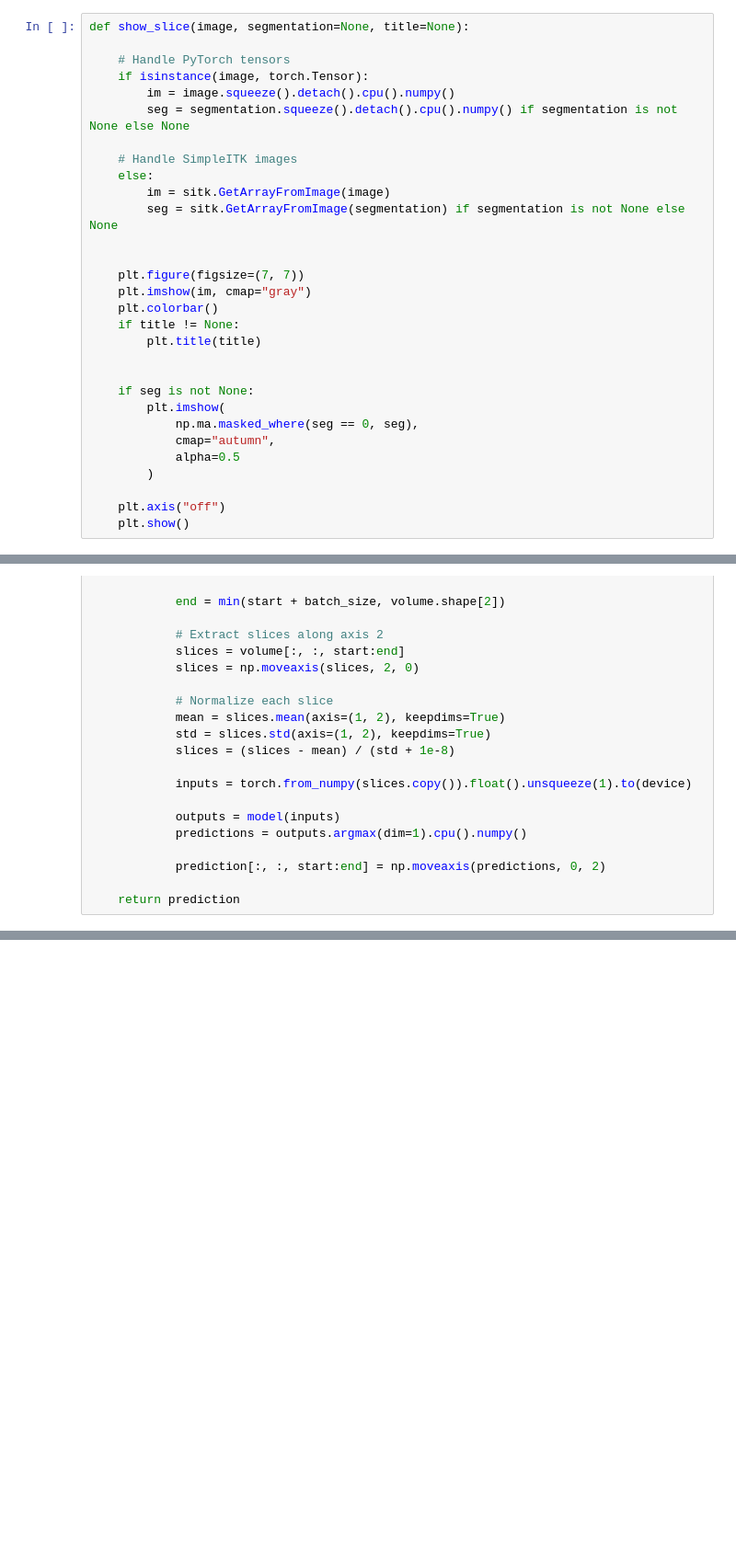
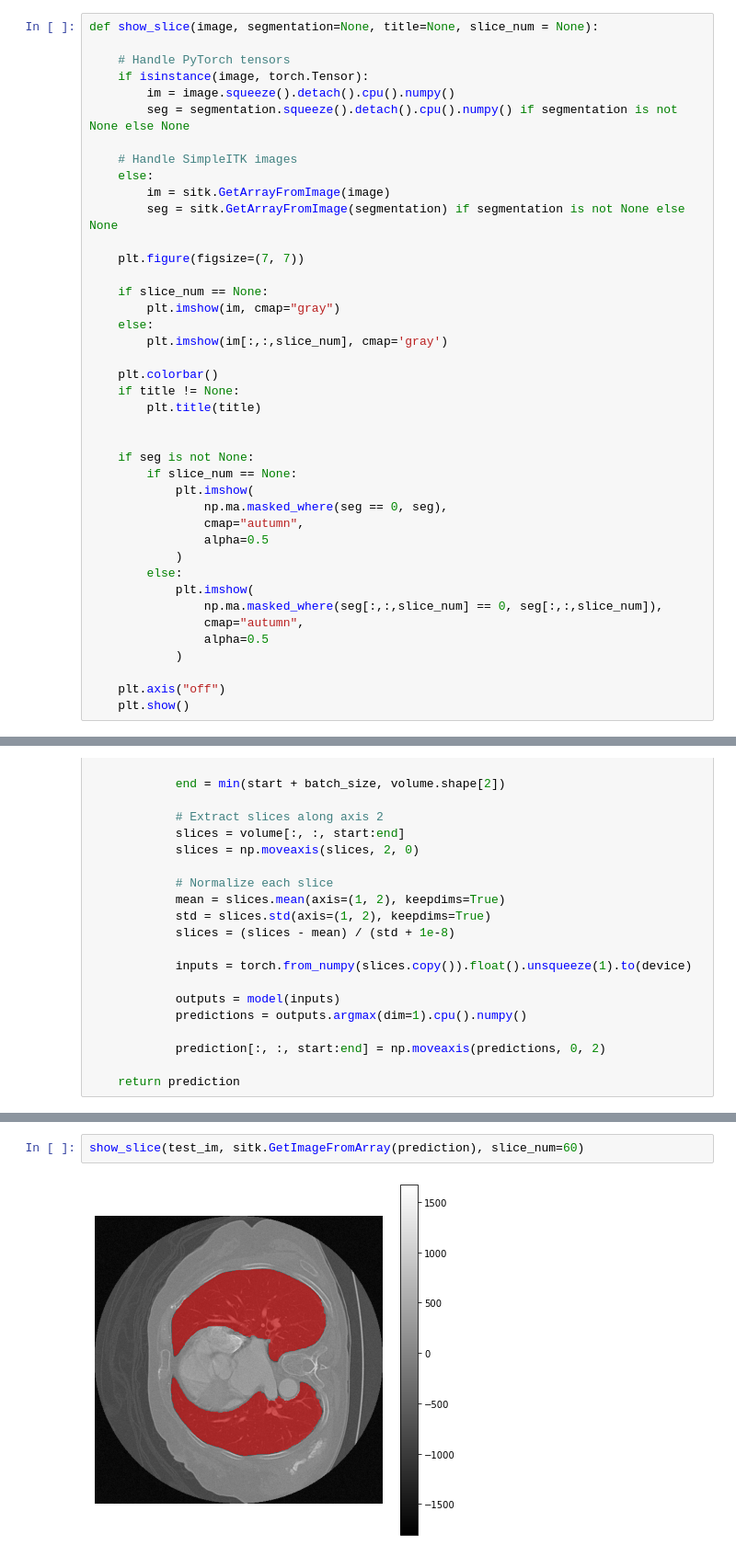
Before and after one commit to JakeKitzmann/SlicerLab, a Jupyter notebook: ModelTraining.ipynb, the cells around one changed output, grey strips where cells are left out. Shown at 92% size. Cells and saved outputs as stored; diff of their text form; blank space fills up the shorter version.

```diff
--- a/ModelTraining.ipynb
+++ b/ModelTraining.ipynb
@@ -38,7 +38,7 @@ Torchvision: 0.23.0+cu128
 # %% [markdown]
 ## Helpful functions
 # %%
-def show_slice(image, segmentation=None, title=None):
+def show_slice(image, segmentation=None, title=None, slice_num = None):
 
     # Handle PyTorch tensors
     if isinstance(image, torch.Tensor):
@@ -50,20 +50,31 @@ def show_slice(image, segmentation=None, title=None):
         im = sitk.GetArrayFromImage(image)
         seg = sitk.GetArrayFromImage(segmentation) if segmentation is not None else None
 
+    plt.figure(figsize=(7, 7))
 
-    plt.figure(figsize=(7, 7))
-    plt.imshow(im, cmap="gray")
+    if slice_num == None:
+        plt.imshow(im, cmap="gray")
+    else:
+        plt.imshow(im[:,:,slice_num], cmap='gray')
+
     plt.colorbar()
     if title != None:
         plt.title(title)
 
 
     if seg is not None:
-        plt.imshow(
-            np.ma.masked_where(seg == 0, seg),
-            cmap="autumn",
-            alpha=0.5
-        )
+        if slice_num == None:
+            plt.imshow(
+                np.ma.masked_where(seg == 0, seg),
+                cmap="autumn",
+                alpha=0.5
+            )
+        else:
+            plt.imshow(
+                np.ma.masked_where(seg[:,:,slice_num] == 0, seg[:,:,slice_num]),
+                cmap="autumn",
+                alpha=0.5
+            )
 
     plt.axis("off")
     plt.show()
@@ -457,0 +505,4 @@ show_slice(test_im, sitk.GetImageFromArray(prediction))
+# %%
+show_slice(test_im, sitk.GetImageFromArray(prediction), slice_num=60)
+# %% [output]
+[figure, added]
```
Also changed, not shown: parts of 6 cells of this notebook, 1 other file.
